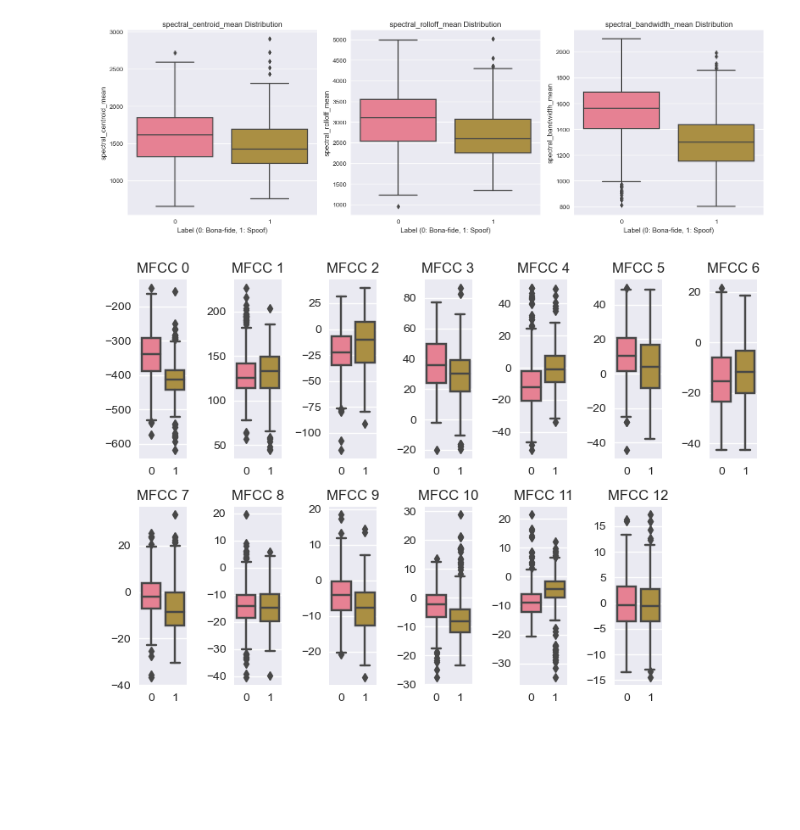
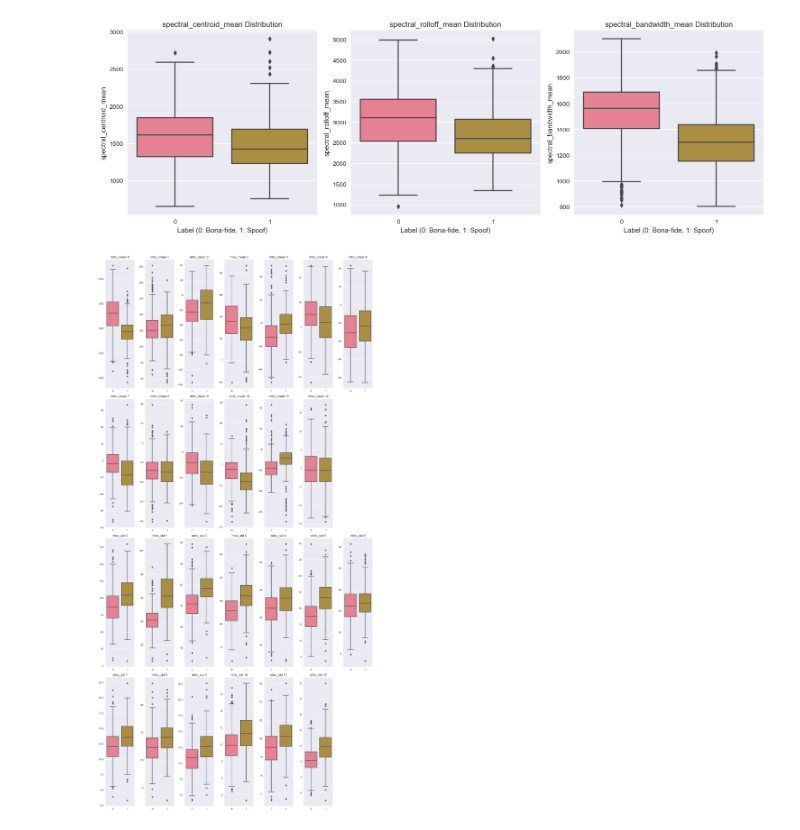
Before and after one commit to dntAtMe/deepfake-analysis, a Jupyter notebook: utils/dataset/inthewild_visualizer.ipynb, the cells around one changed output. Drawn from its saved outputs; the diff is of its cells as text; code cells hidden in the pictures; blank space fills up the shorter version.

Commit message:
visualizer: MFCC plots

```diff
--- a/utils/dataset/inthewild_visualizer.ipynb
+++ b/utils/dataset/inthewild_visualizer.ipynb
@@ -185,21 +185,25 @@ plt.show()
 [figure]
 # %%
 # Plot MFCC coefficient distributions based on label
-mfcc_col = 'mfcc_mean'
-mfcc_df = pd.DataFrame(features_df[mfcc_col].tolist(), index=features_df.index, columns=[f'mfcc_mean_{i}' for i in range(13)])
-mfcc_df['label'] = features_df['label']
-mfcc_cols = [f'mfcc_mean_{i}' for i in range(13)]
+features = ['mfcc_mean', 'mfcc_std']
+fig, axes = plt.subplots(1, 2, figsize=(15, 20))
 
-for i, col in enumerate(mfcc_cols):
-    plt.subplot(2, 7, i+1)
-    sns.boxplot(data=mfcc_df, x='label', y=col)
-    plt.title(f'MFCC {i}')
-    plt.xlabel('')
-    plt.ylabel('')
+for i, feature in enumerate(features):
+    mfcc_col = feature
+    mfcc_df = pd.DataFrame(features_df[mfcc_col].tolist(), index=features_df.index, columns=[f'{mfcc_col}_{i}' for i in range(13)])
+    mfcc_df['label'] = features_df['label']
+    mfcc_cols = [f'{mfcc_col}_{i}' for i in range(13)]
+
+    for k, col in enumerate(mfcc_cols):
+        plt.subplot(4, 7, k+1 + 14*i)
+        sns.boxplot(data=mfcc_df, x='label', y=col)
+        plt.title(f'{mfcc_col} {k}')
+        plt.xlabel('')
+        plt.ylabel('')
 plt.tight_layout()
 plt.show()
 # %% [output]
-[figure, old version]
+[figure, new version]
 # %%
 # Project MFCC features to 2D using t-SNE
 from sklearn.manifold import TSNE
```
Also changed, not shown: parts of 1 cell of this notebook.
